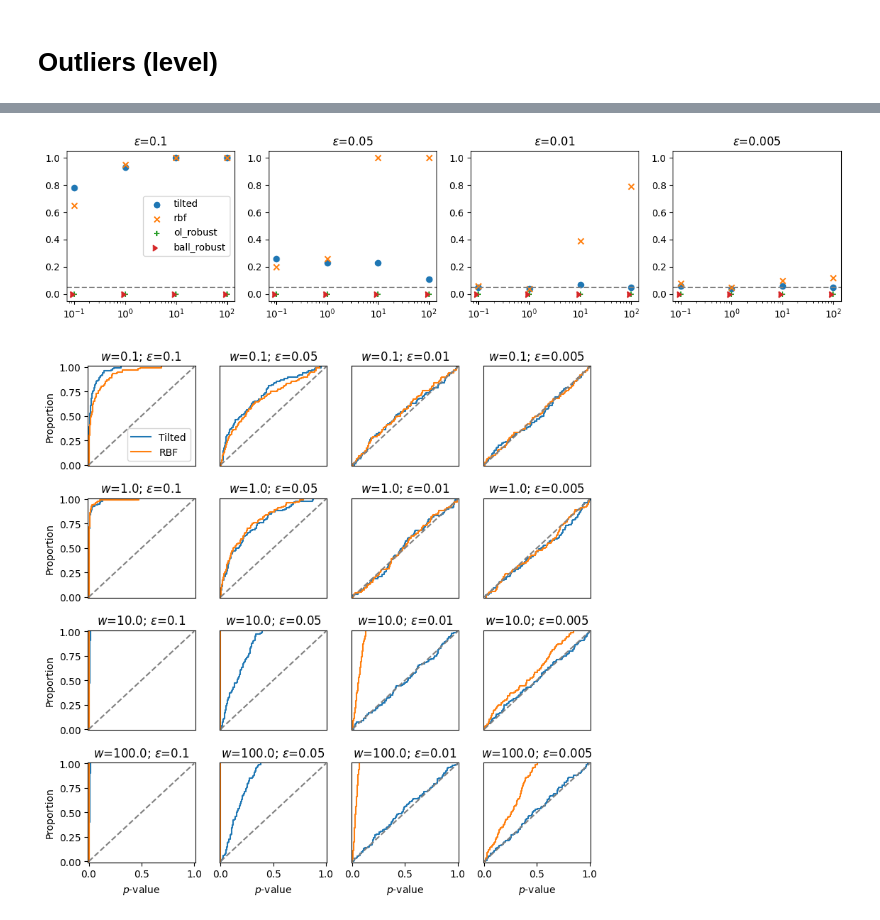
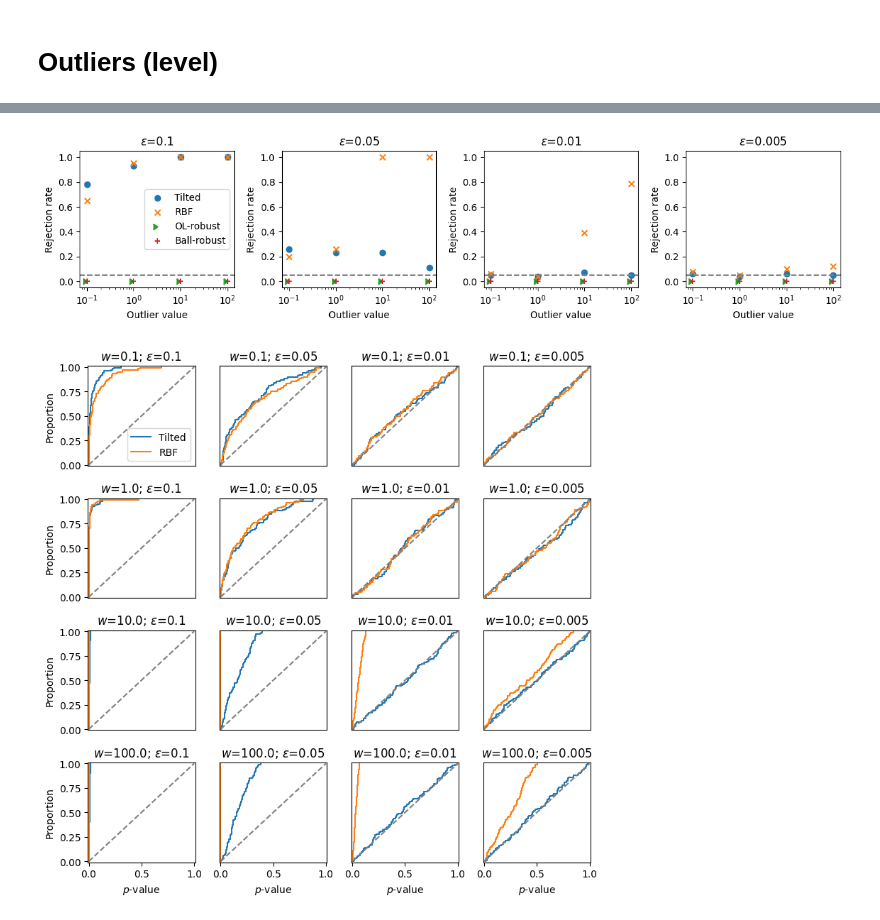
Before and after one commit to XingLLiu/robust-kernel-test, a Jupyter notebook: notebooks/KSD_robust.ipynb, the cells around one changed output, grey strips where cells are left out. Drawn from its saved outputs; the diff is of its cells as text; code cells hidden in the pictures.

```diff
--- a/notebooks/KSD_robust.ipynb
+++ b/notebooks/KSD_robust.ipynb
@@ -13,7 +13,7 @@ import src.bootstrap as boot
 # %% [markdown]
 # Outliers (level)
 # %%
-def rej_rate_outliers(outlier, n_ls, eps_ls, nreps, dim=1, alpha=0.05):
+def rej_rate_outliers(outlier, n_ls, eps_ls, nreps, eps0, dim=1, alpha=0.05):
     res = {oo: {kk: {
         "tilted": {"stat": [], "pval": [], "rej": [], "boot_stats": []},
         "rbf": {"stat": [], "pval": [], "rej": [], "boot_stats": []},
@@ -83,7 +83,7 @@ def rej_rate_outliers(outlier, n_ls, eps_ls, nreps, dim=1, alpha=0.05):
             kernel = kernels.TiltedKernel(kernel=kernel0, weight_fn=score_weight_fn)
 
             ksd = metrics.KSD(kernel, score_fn=score_fn)
-            threshold = ksd.test_threshold(n=n, eps0=eps, theta="ol", alpha=alpha, method="ball_robust")
+            threshold = ksd.test_threshold(n=n, eps0=eps0, theta="ol", alpha=alpha, method="ball_robust")
             for X in tqdm(Xs):
                 stat = ksd(X, X, vstat=True) # squared-KSD
                 stat = stat**0.5
@@ -100,9 +100,10 @@ n_ls = [n] # [100, 500, 1000]
 eps_ls = [0.1, 0.05, 0.01, 0.005] # [0.01, 0.1]
 # %%
 outlier_ls = [0.1, 1., 10., 100.]
+eps0 = 0.1
 res_ol = {}
 for outlier in outlier_ls:
-    sub_res_ol = rej_rate_outliers(outlier, n_ls, eps_ls, nreps=100)
+    sub_res_ol = rej_rate_outliers(outlier, n_ls, eps_ls, eps0=eps0, nreps=100)
     res_ol[outlier] = sub_res_ol
 # %% [output]
 key: 0.1
@@ -112,28 +122,30 @@ key: 0.005
 # %%
 figs, axes = plt.subplots(ncols=len(eps_ls), nrows=1, figsize=(3*len(eps_ls), 3))
 
+# outlier_ls = outlier_ls[::-1]
 for j in range(len(eps_ls)):
     ax = axes[j]
     rej_tilted = np.array([np.mean(res_ol[ww][n][eps_ls[j]]["tilted"]["rej"]) for ww in outlier_ls])
     rej_rbf = np.array([np.mean(res_ol[ww][n][eps_ls[j]]["rbf"]["rej"]) for ww in outlier_ls])
     rej_ol_robust = np.array([np.mean(res_ol[ww][n][eps_ls[j]]["tilted_ol_robust"]["rej"]) for ww in outlier_ls])
     rej_ball_robust = np.array([np.mean(res_ol[ww][n][eps_ls[j]]["tilted_ball_robust"]["rej"]) for ww in outlier_ls])
 
-    ax.scatter(outlier_ls, rej_tilted, label="tilted")
-    ax.scatter(outlier_ls, rej_rbf, label="rbf", marker="x")
-    ax.scatter(outlier_ls, rej_ol_robust, label="ol_robust", marker="+")
-    ax.scatter(outlier_ls, rej_ball_robust, label="ball_robust", marker=5)
+    ax.scatter(outlier_ls, rej_tilted, label="Tilted")
+    ax.scatter(outlier_ls, rej_rbf, label="RBF", marker="x")
+    ax.scatter(outlier_ls, rej_ol_robust, label="OL-robust", marker=5)
+    ax.scatter(outlier_ls, rej_ball_robust, label="Ball-robust", marker="+")
     ax.axhline(0.05, linestyle="--", color="grey")
     ax.set_title(rf"$\epsilon$={eps_ls[j]}")
     ax.set_xscale("log")
     ax.set_ylim(-0.05, 1.05)
-    # ax.set_ylabel("")
-    # ax.set_xlabel("")
+    ax.set_ylabel("Rejection rate")
+    ax.set_xlabel("Outlier value")
 
 axes.flatten()[0].legend()
 plt.tight_layout()
+# plt.savefig("../figs/robust/rej_ol.pdf")
 # %% [output]
-[figure, old version]
+[figure, new version]
 # %%
 figs, axes = plt.subplots(ncols=len(eps_ls), nrows=len(outlier_ls), figsize=(2*len(eps_ls), 2*len(outlier_ls)))
 
```
Also changed, not shown: parts of 6 cells of this notebook, 3 other files.
